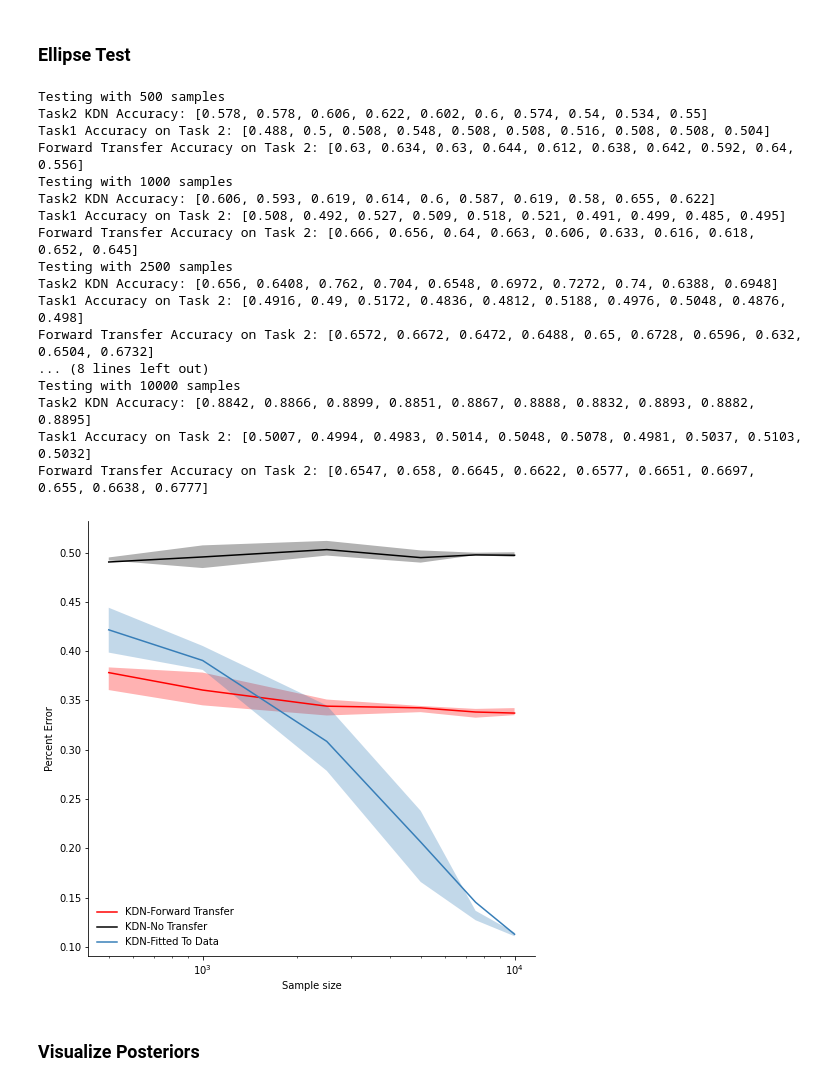
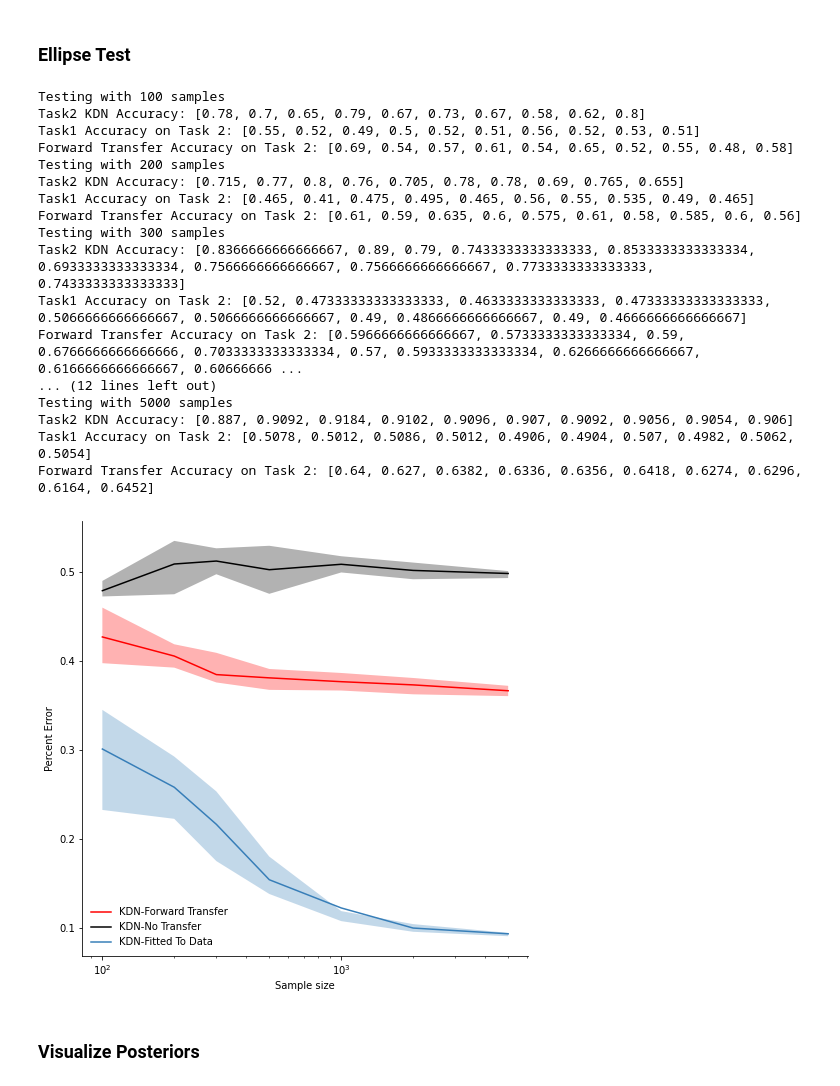
Before and after one commit to NeuroDataDesign/ProgLearn_2021-2022, a Jupyter notebook: Tiffany_Chu/Notebooks/kdn_FT.ipynb, the cells around one changed output. Drawn from its saved outputs; the diff is of its cells as text; code cells hidden in the pictures.

Commit message:
Added bias, ProgLearn figures

```diff
--- a/Tiffany_Chu/Notebooks/kdn_FT.ipynb
+++ b/Tiffany_Chu/Notebooks/kdn_FT.ipynb
@@ -91,8 +109,7 @@ NN1 Accuracy on X2 data: 0.036
 # %% [markdown]
 ### Test Functions
 # %%
-def forward_transfer(X, y, last_means, last_covs,
-                     label_polytopes = False):
+def forward_transfer(X, y, last_means, last_covs, k = 1.0):
     r"""
     Re-assign labels, sizes to previous polytopes based on current data
 
@@ -132,6 +149,7 @@ def forward_transfer(X, y, last_means, last_covs,
         likelihood.append(var.pdf(X))
 
     likelihood = np.array(likelihood)
+
     proba = np.argmax(likelihood, axis=0)
     proba_by_label = [proba[y == L] for L in labels]
 
@@ -141,14 +159,19 @@ def forward_transfer(X, y, last_means, last_covs,
         for count, idx in enumerate(polytope_idxs):
             polytope_counts[label, idx] = np.sum(proba_by_label[label] == idx)
 
-    if label_polytopes:
-        polytope_sizes = np.max(polytope_counts, axis = 0)
-        polytope_labels = np.argmax(polytope_counts, axis = 0)
-        return polytope_sizes, polytope_labels
+    polytope_sizes = polytope_counts
 
-    else:
-        polytope_sizes = polytope_counts
-        return polytope_sizes
+    #method 1: by label
+    #bias = {}
+    #for label in labels:
+    #    biases = np.min(likelihood[:, y==label], axis=1) * polytope_sizes[label]
+    #    bias[label] = sum(biases)/(k*sum(polytope_sizes[label]))
+    #bias = min(bias.values())
+
+    #method 2: average across all
+    bias = sum(np.min(likelihood, axis=1) * np.sum(polytope_sizes, axis=0))/k*len(y)
+
+    return polytope_sizes, bias
 # %%
 #Some KDN functions externalized for easier testing/editing
 def _compute_pdf(X, polytope_id, polytope_means, polytope_covs):
@@ -181,6 +204,7 @@ def predict_proba2(X,
                    polytope_covs,
                    polytope_sizes,
                    priors,
+                   bias,
                    return_likelihoods=False):
     r"""
     Calculate posteriors using the kernel density network.
@@ -201,7 +225,7 @@ def predict_proba2(X,
             likelihoods[:, label] += np.nan_to_num(
                 size * _compute_pdf(X, polytope, polytope_means, polytope_covs)
             )
-
+        likelihoods[:, label] += bias
     proba = (
         likelihoods.T * priors / (np.sum(likelihoods.T * priors, axis=0) + 1e-100)
     ).T
@@ -235,7 +259,7 @@ def test_forward_transfer(X, y, kdn, X_test = None, y_test = None,
 
     #test
     #sizes, labels = forward_transfer(X, y, means, covs)
-    sizes = forward_transfer(X, y, means, covs)
+    sizes, bias = forward_transfer(X, y, means, covs)
 
     priors = []
     for label in np.unique(y_test):
@@ -243,7 +267,7 @@ def test_forward_transfer(X, y, kdn, X_test = None, y_test = None,
     priors = priors/np.sum(priors)
 
     raw = kdn.predict_proba(X_test)
-    transfer = predict_proba2(X_test, means, covs, sizes, priors)
+    transfer = predict_proba2(X_test, means, covs, sizes, priors, bias)
 
     if return_summary:
         raw_m = np.mean(np.argmax(raw, axis = 1) == y_test)
@@ -484,17 +508,15 @@ accuracy_task1 = []
 accuracy_forward = []
 accuracy_kdn = []
 
-p = 10
-p_star = 2
-sample_size = [500, 1000, 2500, 5000, 7500, 10000]
+sample_size = [100, 200, 300, 500, 1000, 2000, 5000]
 reps = 10
 
 test_size = min(sample_size)
 
 # Run tests
 
-X1, y1 = gaussian_sparse_parity(5000, p_star = p_star, p = p)
-raw_nn = getNN(dense_layer_nodes, p, **compile_kwargs)
+X1, y1 =  generate_gaussian_parity(500)
+raw_nn = getNN(dense_layer_nodes, 2, **compile_kwargs)
 raw_nn.fit(X1, keras.utils.to_categorical(y1), **fit_kwargs)
 kdn_task1 = kdn(network = raw_nn, verbose=False)
 kdn_task1.fit(X1, y1)
@@ -506,60 +528,60 @@ for s in sample_size:
         X_train, y_train = generate_ellipse(s)
         X_test, y_test = generate_ellipse(s)
 
-        X_train = add_noise(X_train, p)
-        X_test = add_noise(X_test, p)
+#        X_train = add_noise(X_train, p)
+#        X_test = add_noise(X_test, p)
 
         #Original KDN to serve as a baseline
-        nn_test = getNN(dense_layer_nodes, p, **compile_kwargs)
+        nn_test = getNN(dense_layer_nodes, 2, **compile_kwargs)
         nn_test.fit(X_train, keras.utils.to_categorical(y_train), **fit_kwargs)
         kdn_test = kdn(network = nn_test)
         kdn_test.fit(X_train, y_train)
         accuracy_kdn.append(np.mean(kdn_test.predict(X_test) == y_test))
 
         #Task1 KDN with Forward Transfer
         raw, forward = test_forward_transfer(X_train,
                                              y_train,
                                              kdn_task1,
                                              X_test = X_test,
                                              y_test = y_test,
                                              verbose = False)
         accuracy_task1.append(raw)
         accuracy_forward.append(forward)
 
 
     print("Task2 KDN Accuracy:", accuracy_kdn[-reps:])
     print("Task1 Accuracy on Task 2:", accuracy_task1[-reps:])
     print("Forward Transfer Accuracy on Task 2:", accuracy_forward[-reps:])
 
 # Plot results
 shape = (len(sample_size), reps)
 err_kdn = 1 - np.array(accuracy_kdn).reshape(shape)
 err_task1 = 1 - np.array(accuracy_task1).reshape(shape)
 err_forward = 1 - np.array(accuracy_forward).reshape(shape)
 
 error_rates = (err_forward, err_task1, err_kdn)
 labels = ("KDN-Forward Transfer", "KDN-No Transfer", "KDN-Fitted To Data")
 
 plot_accuracy(sample_size, error_rates, labels)
 # %% [output]
-Testing with 500 samples
-Task2 KDN Accuracy: [0.578, 0.578, 0.606, 0.622, 0.602, 0.6, 0.574, 0.54, 0.534, 0.55]
-Task1 Accuracy on Task 2: [0.488, 0.5, 0.508, 0.548, 0.508, 0.508, 0.516, 0.508, 0.508, 0.504]
-Forward Transfer Accuracy on Task 2: [0.63, 0.634, 0.63, 0.644, 0.612, 0.638, 0.642, 0.592, 0.64, 0.556]
-Testing with 1000 samples
-Task2 KDN Accuracy: [0.606, 0.593, 0.619, 0.614, 0.6, 0.587, 0.619, 0.58, 0.655, 0.622]
-Task1 Accuracy on Task 2: [0.508, 0.492, 0.527, 0.509, 0.518, 0.521, 0.491, 0.499, 0.485, 0.495]
-Forward Transfer Accuracy on Task 2: [0.666, 0.656, 0.64, 0.663, 0.606, 0.633, 0.616, 0.618, 0.652, 0.645]
-Testing with 2500 samples
-Task2 KDN Accuracy: [0.656, 0.6408, 0.762, 0.704, 0.6548, 0.6972, 0.7272, 0.74, 0.6388, 0.6948]
-Task1 Accuracy on Task 2: [0.4916, 0.49, 0.5172, 0.4836, 0.4812, 0.5188, 0.4976, 0.5048, 0.4876, 0.498]
-Forward Transfer Accuracy on Task 2: [0.6572, 0.6672, 0.6472, 0.6488, 0.65, 0.6728, 0.6596, 0.632, 0.6504, 0.6732]
-... (8 lines left out)
-Testing with 10000 samples
-Task2 KDN Accuracy: [0.8842, 0.8866, 0.8899, 0.8851, 0.8867, 0.8888, 0.8832, 0.8893, 0.8882, 0.8895]
-Task1 Accuracy on Task 2: [0.5007, 0.4994, 0.4983, 0.5014, 0.5048, 0.5078, 0.4981, 0.5037, 0.5103, 0.5032]
-Forward Transfer Accuracy on Task 2: [0.6547, 0.658, 0.6645, 0.6622, 0.6577, 0.6651, 0.6697, 0.655, 0.6638, 0.6777]
+Testing with 100 samples
+Task2 KDN Accuracy: [0.78, 0.7, 0.65, 0.79, 0.67, 0.73, 0.67, 0.58, 0.62, 0.8]
+Task1 Accuracy on Task 2: [0.55, 0.52, 0.49, 0.5, 0.52, 0.51, 0.56, 0.52, 0.53, 0.51]
+Forward Transfer Accuracy on Task 2: [0.69, 0.54, 0.57, 0.61, 0.54, 0.65, 0.52, 0.55, 0.48, 0.58]
+Testing with 200 samples
+Task2 KDN Accuracy: [0.715, 0.77, 0.8, 0.76, 0.705, 0.78, 0.78, 0.69, 0.765, 0.655]
+Task1 Accuracy on Task 2: [0.465, 0.41, 0.475, 0.495, 0.465, 0.56, 0.55, 0.535, 0.49, 0.465]
+Forward Transfer Accuracy on Task 2: [0.61, 0.59, 0.635, 0.6, 0.575, 0.61, 0.58, 0.585, 0.6, 0.56]
+Testing with 300 samples
+Task2 KDN Accuracy: [0.8366666666666667, 0.89, 0.79, 0.7433333333333333, 0.8533333333333334, 0.6933333333333334, 0.7566666666666667, 0.7566666666666667, 0.7733333333333333, 0.7433333333333333]
+Task1 Accuracy on Task 2: [0.52, 0.47333333333333333, 0.4633333333333333, 0.47333333333333333, 0.5066666666666667, 0.5066666666666667, 0.49, 0.4866666666666667, 0.49, 0.4666666666666667]
+Forward Transfer Accuracy on Task 2: [0.5966666666666667, 0.5733333333333334, 0.59, 0.6766666666666666, 0.7033333333333334, 0.57, 0.5933333333333334, 0.6266666666666667, 0.6166666666666667, 0.60666666 ...
+... (12 lines left out)
+Testing with 5000 samples
+Task2 KDN Accuracy: [0.887, 0.9092, 0.9184, 0.9102, 0.9096, 0.907, 0.9092, 0.9056, 0.9054, 0.906]
+Task1 Accuracy on Task 2: [0.5078, 0.5012, 0.5086, 0.5012, 0.4906, 0.4904, 0.507, 0.4982, 0.5062, 0.5054]
+Forward Transfer Accuracy on Task 2: [0.64, 0.627, 0.6382, 0.6336, 0.6356, 0.6418, 0.6274, 0.6296, 0.6164, 0.6452]
-[figure, old version]
+[figure, new version]
 # %% [markdown]
 ### Visualize Posteriors
 # %%
```
Also changed, not shown: parts of 12 cells of this notebook.
